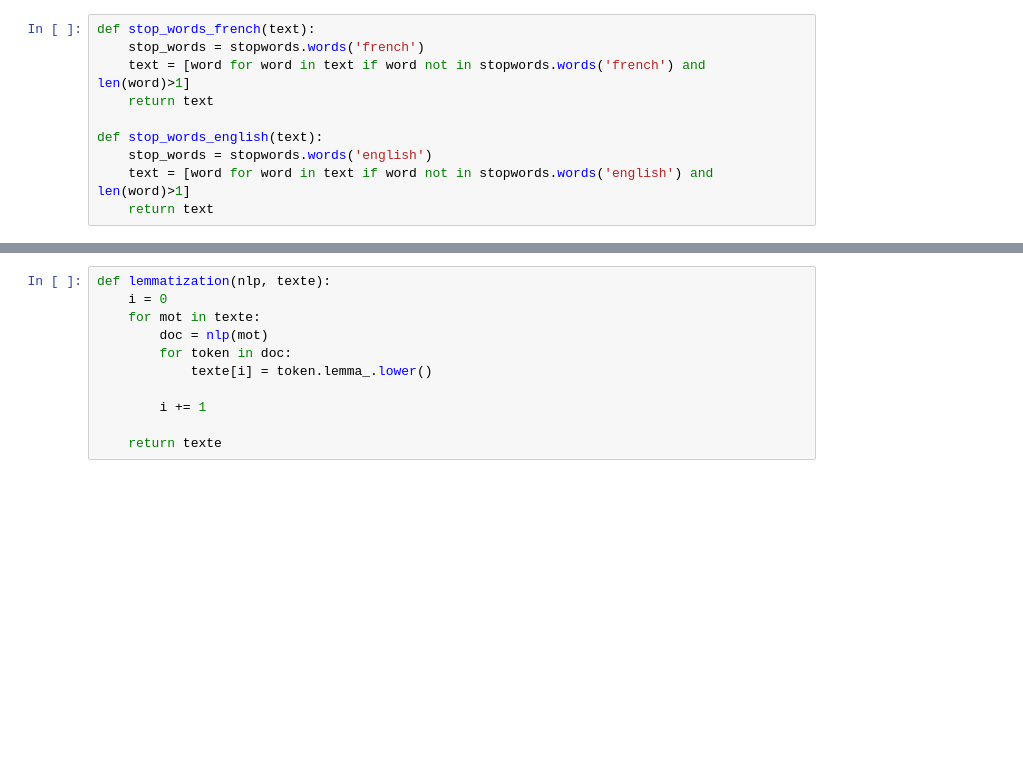
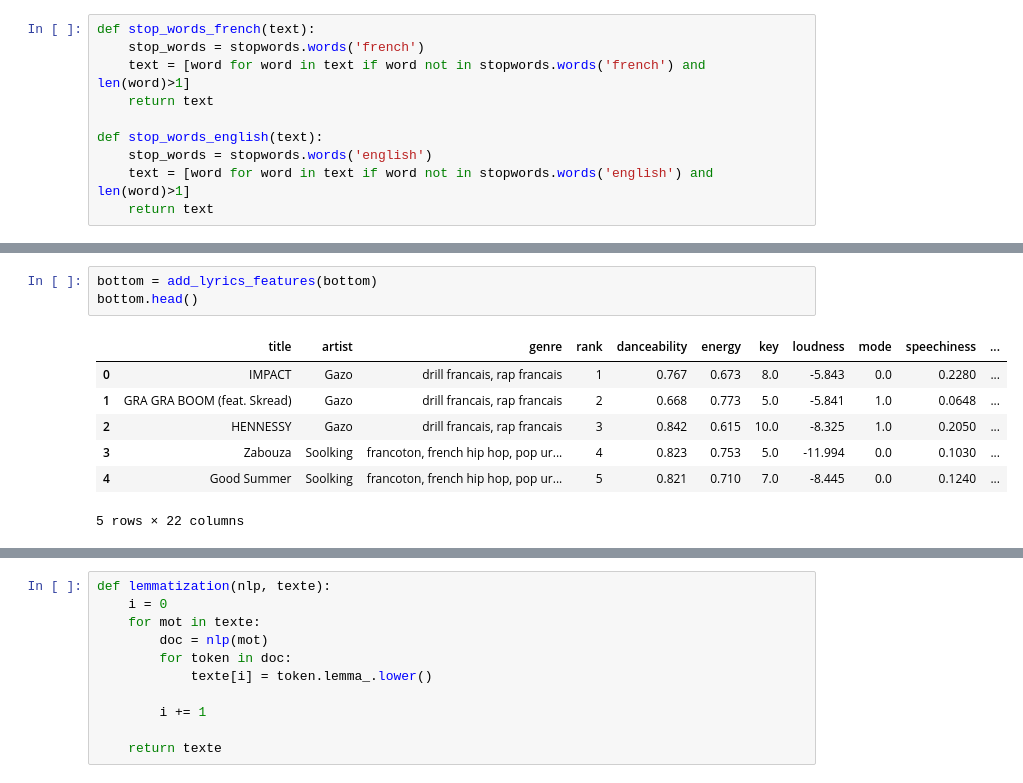
Before and after one commit to JustNao/NF21, a Jupyter notebook: test_lyrics_treatments.ipynb, the cells around one changed output, grey strips where cells are left out. Drawn from its saved outputs; the diff is of its cells as text; blank space fills up the shorter version.

```diff
--- a/test_lyrics_treatments.ipynb
+++ b/test_lyrics_treatments.ipynb
@@ -35,0 +88,11 @@ def stop_words_english(text):
+# %%
+bottom = add_lyrics_features(bottom)
+bottom.head()
+# %% [output]
+|  | title | artist | genre | rank | danceability | energy | key | loudness | mode | speechiness | ... |
+| 0 | IMPACT | Gazo | drill francais, rap francais | 1 | 0.767 | 0.673 | 8.0 | -5.843 | 0.0 | 0.2280 | ... |
+| 1 | GRA GRA BOOM (feat. Skread) | Gazo | drill francais, rap francais | 2 | 0.668 | 0.773 | 5.0 | -5.841 | 1.0 | 0.0648 | ... |
+| 2 | HENNESSY | Gazo | drill francais, rap francais | 3 | 0.842 | 0.615 | 10.0 | -8.325 | 1.0 | 0.2050 | ... |
+| 3 | Zabouza | Soolking | francoton, french hip hop, pop ur... | 4 | 0.823 | 0.753 | 5.0 | -11.994 | 0.0 | 0.1030 | ... |
+| 4 | Good Summer | Soolking | francoton, french hip hop, pop ur... | 5 | 0.821 | 0.710 | 7.0 | -8.445 | 0.0 | 0.1240 | ... |
+5 rows × 22 columns
```
Also changed, not shown: parts of 14 cells of this notebook.
